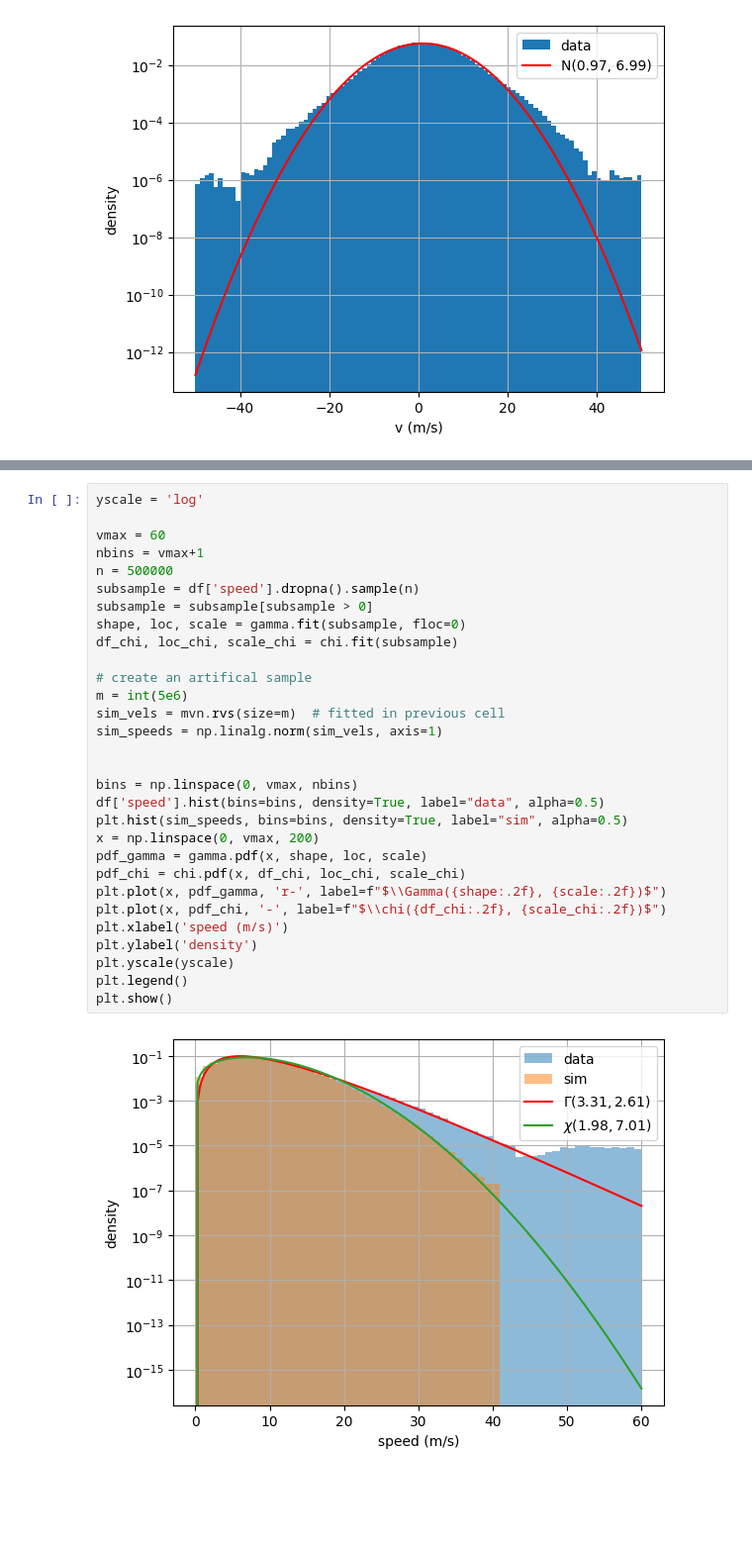
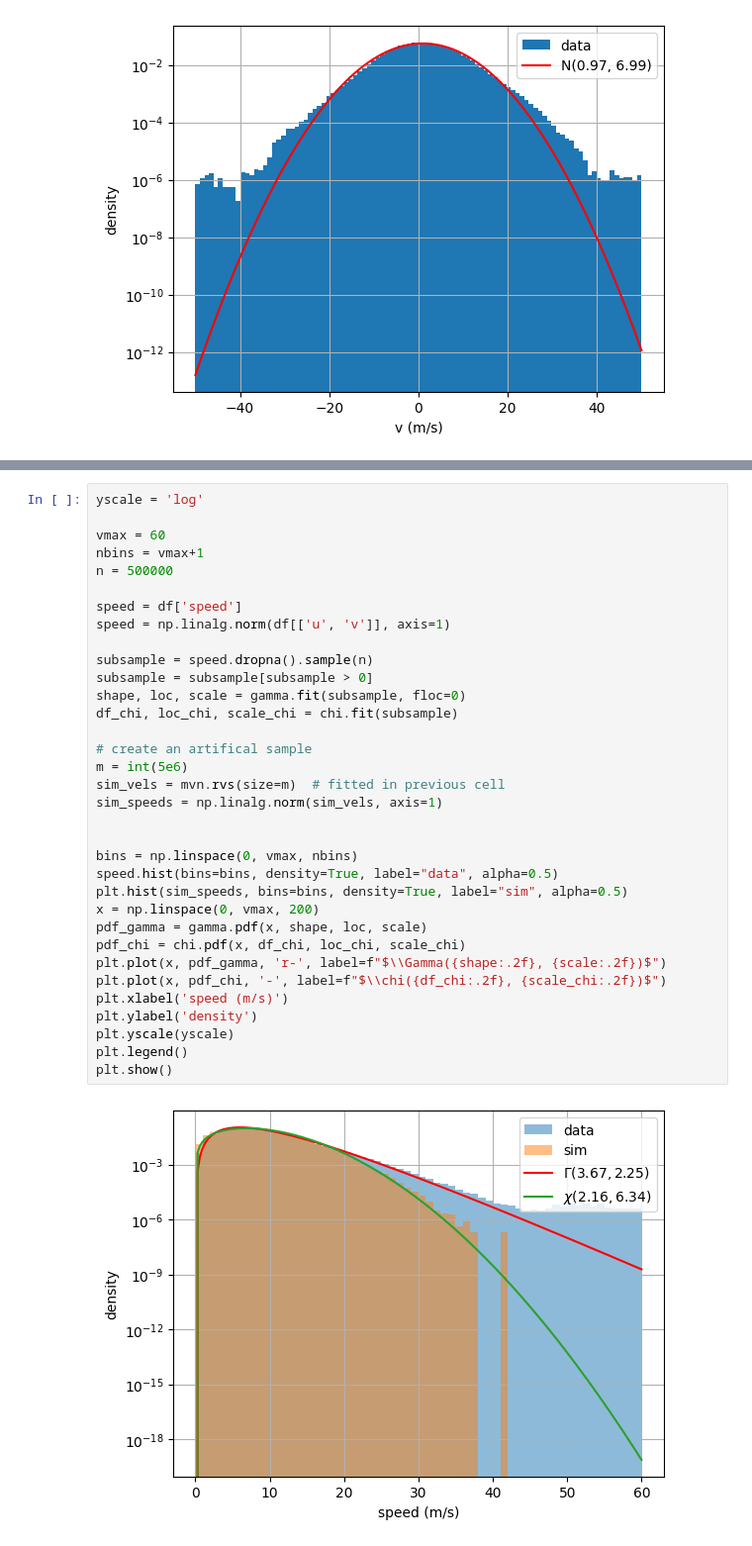
Before and after one commit to darkecology/darkeco-dataset-prep, a Jupyter notebook: validation/velocity.ipynb, the cells around one changed output, grey strips where cells are left out. Shown at 99% size. Cells and saved outputs as stored; diff of their text form; blank space fills up the shorter version.

```diff
--- a/validation/velocity.ipynb
+++ b/validation/velocity.ipynb
@@ -145,32 +145,36 @@ plt.show()
 # %%
 yscale = 'log'
 
 vmax = 60
 nbins = vmax+1
 n = 500000
-subsample = df['speed'].dropna().sample(n)
+
+speed = df['speed']
+speed = np.linalg.norm(df[['u', 'v']], axis=1)
+
+subsample = speed.dropna().sample(n)
 subsample = subsample[subsample > 0]
 shape, loc, scale = gamma.fit(subsample, floc=0)
 df_chi, loc_chi, scale_chi = chi.fit(subsample)
 
 # create an artifical sample
 m = int(5e6)
 sim_vels = mvn.rvs(size=m)  # fitted in previous cell
 sim_speeds = np.linalg.norm(sim_vels, axis=1)
 
 
 bins = np.linspace(0, vmax, nbins)
-df['speed'].hist(bins=bins, density=True, label="data", alpha=0.5)
+speed.hist(bins=bins, density=True, label="data", alpha=0.5)
 plt.hist(sim_speeds, bins=bins, density=True, label="sim", alpha=0.5)
 x = np.linspace(0, vmax, 200)
 pdf_gamma = gamma.pdf(x, shape, loc, scale)
 pdf_chi = chi.pdf(x, df_chi, loc_chi, scale_chi)
 plt.plot(x, pdf_gamma, 'r-', label=f"$\\Gamma({shape:.2f}, {scale:.2f})$")
 plt.plot(x, pdf_chi, '-', label=f"$\\chi({df_chi:.2f}, {scale_chi:.2f})$")
 plt.xlabel('speed (m/s)')
 plt.ylabel('density')
 plt.yscale(yscale)
 plt.legend()
 plt.show()
 # %% [output]
-[figure, old version]
+[figure, new version]
```
Also changed, not shown: parts of 8 cells of this notebook, 3 other files.
